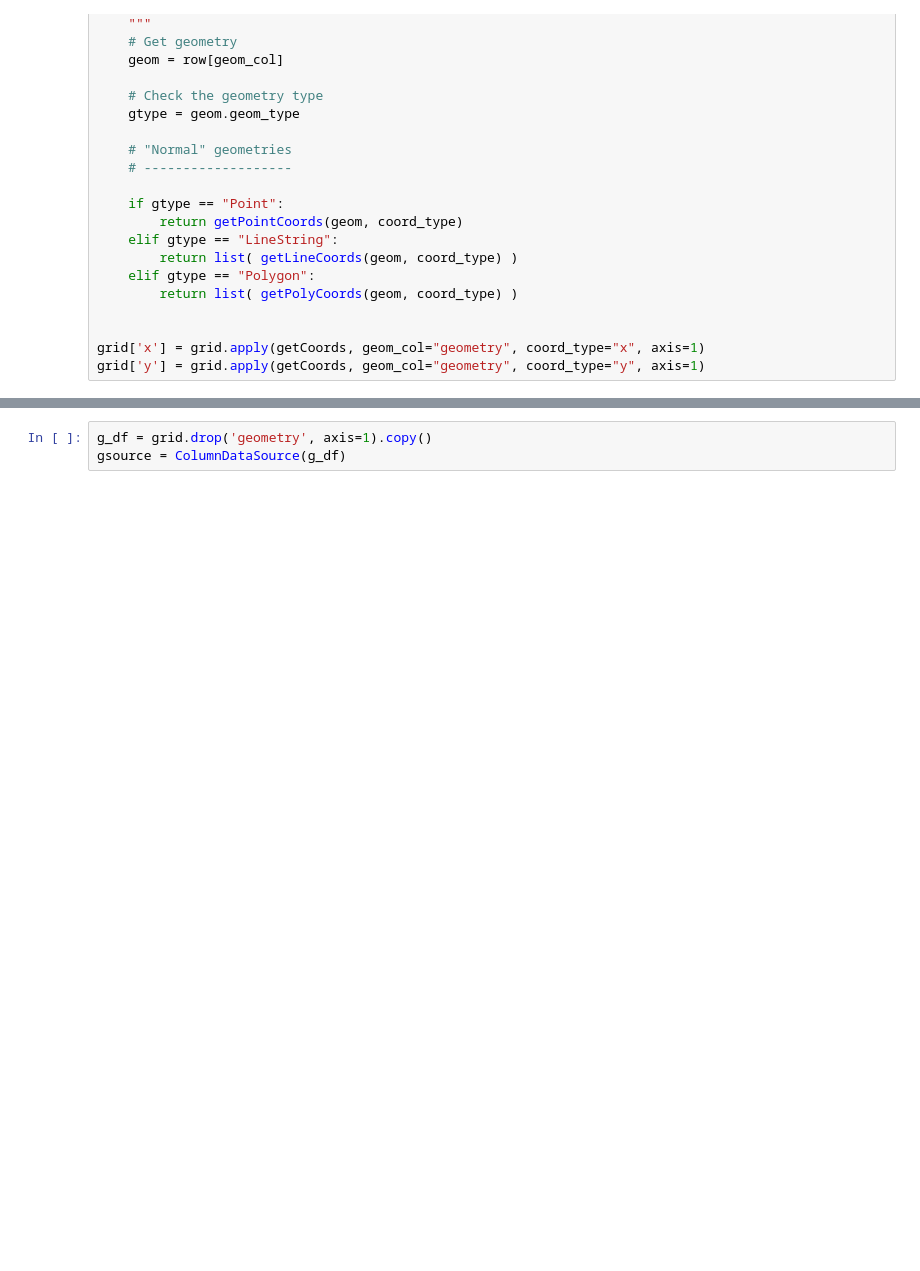
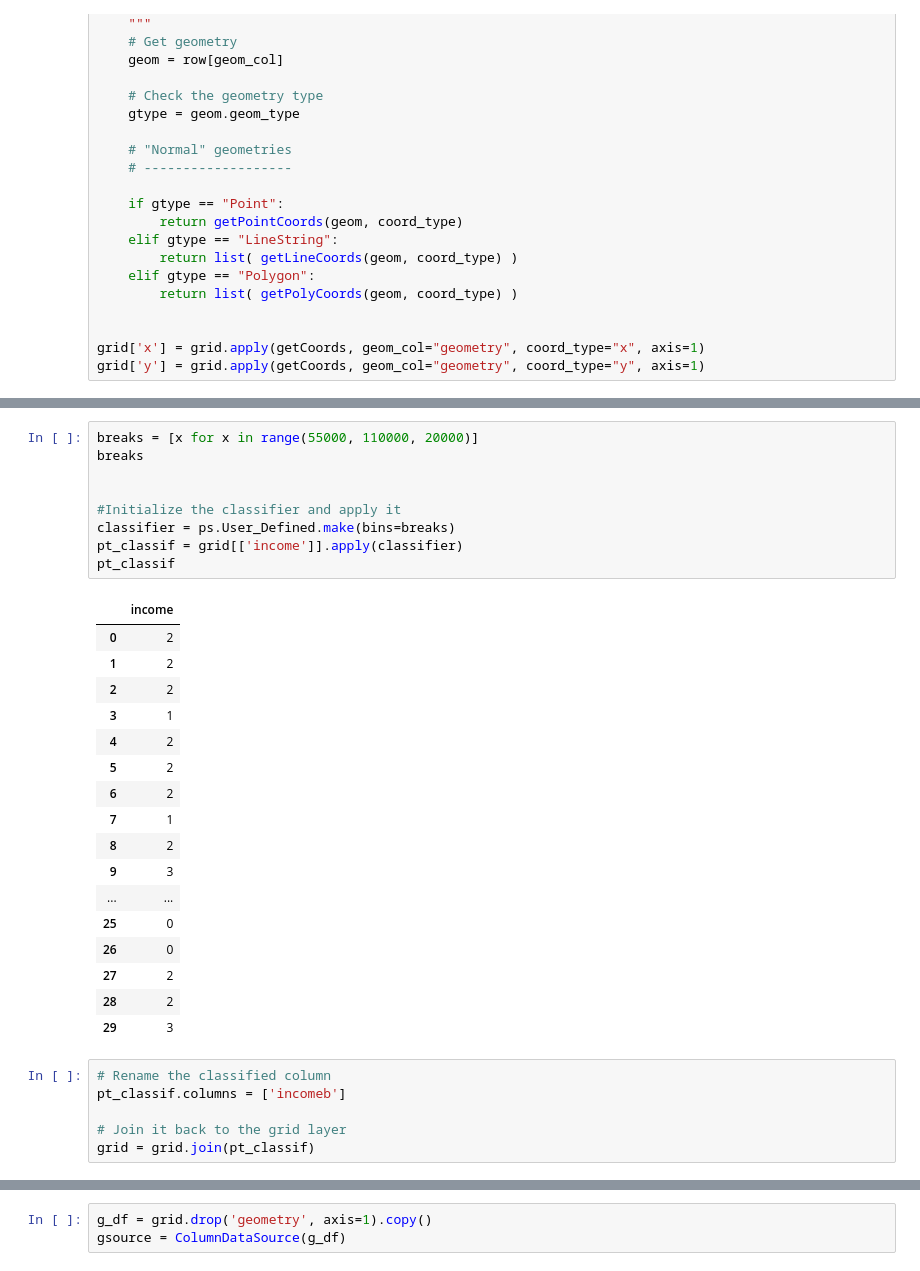
Before and after one commit to UWSEDS-aut17/uwseds-group-transit-and-social-science, a Jupyter notebook: Docs/Bokeh_Mapping.ipynb, the cells around one changed output, grey strips where cells are left out. Drawn from its saved outputs; the diff is of its cells as text; blank space fills up the shorter version.

```diff
--- a/Docs/Bokeh_Mapping.ipynb
+++ b/Docs/Bokeh_Mapping.ipynb
@@ -160,0 +179,33 @@ ns20 = GeoJSONDataSource(geojson=network20.to_json())
+# %%
+breaks = [x for x in range(55000, 110000, 20000)]
+breaks
+
+
+#Initialize the classifier and apply it
+classifier = ps.User_Defined.make(bins=breaks)
+pt_classif = grid[['income']].apply(classifier)
+pt_classif
+# %% [output]
+|  | income |
+| 0 | 2 |
+| 1 | 2 |
+| 2 | 2 |
+| 3 | 1 |
+| 4 | 2 |
+| 5 | 2 |
+| 6 | 2 |
+| 7 | 1 |
+| 8 | 2 |
+| 9 | 3 |
+| ... | ... |
+| 25 | 0 |
+| 26 | 0 |
+| 27 | 2 |
+| 28 | 2 |
+| 29 | 3 |
+# %%
+# Rename the classified column
+pt_classif.columns = ['incomeb']
+
+# Join it back to the grid layer
+grid = grid.join(pt_classif)
```
Also changed, not shown: parts of 10 cells of this notebook.
